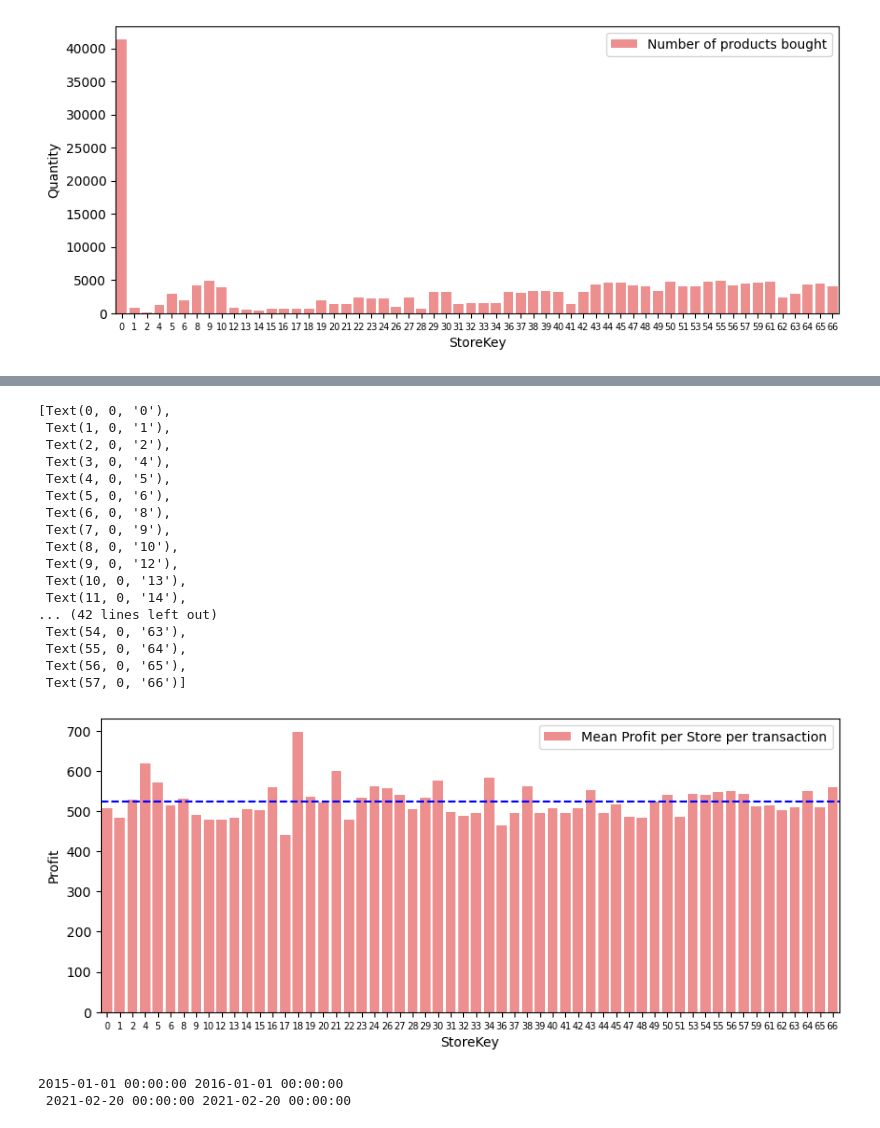
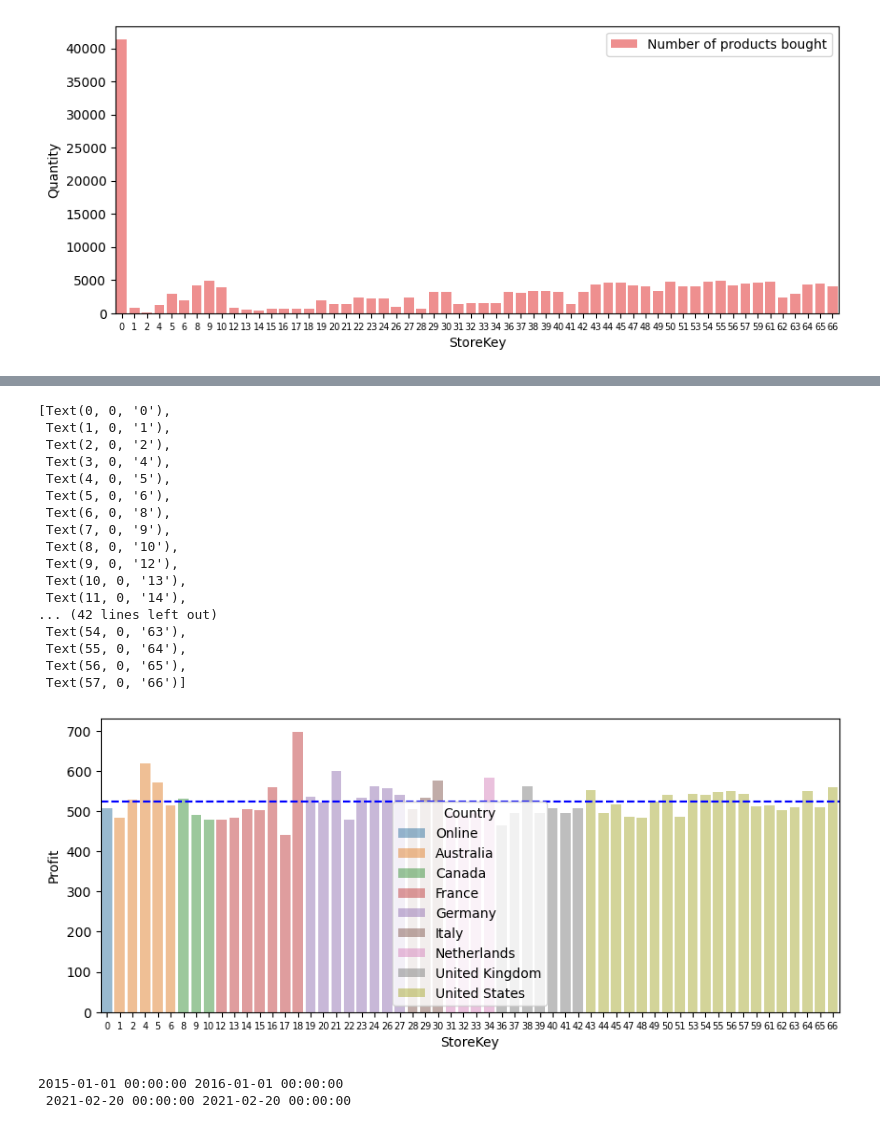
Before and after one commit to Hubert-Pierzchalski/Electronic_Store_Data_Vis, a Jupyter notebook: main.ipynb, the cells around one changed output, grey strips where cells are left out. Saved outputs shown, nothing was run; the diff lists cells and outputs as text; code cells hidden in the pictures.

```diff
--- a/main.ipynb
+++ b/main.ipynb
@@ -220,4 +220,4 @@ Qunat_Store_Sum = Sales_Store_Products.groupby(["StoreKey"])[["Quantity"]].sum()
 # %%
-avg_profit_per_store = Sales_Store_Products.groupby(["StoreKey"])[["Profit"]].mean().reset_index()
+avg_profit_per_store = Sales_Store_Products.groupby(["StoreKey", "Country"])[["Profit"]].mean().reset_index()
 avg_profit_per_store
 # %% [output]
@@ -310,28 +310,28 @@ Qunat_Store_Sum[Qunat_Store_Sum["Quantity"] > Qunat_Store_Sum["Quantity"].mean()
 high_quant_stores = [8,9,10,43,44,45,47,48,49,50,51,53,54,55,56,57,59,61,64,65,66]#Except for store 0, which is the warehouse/online store
 # %%
 plt.figure(figsize=(10,4))
-ax = sns.barplot(x="StoreKey", y="Profit", data=avg_profit_per_store, color='red', label='Mean Profit per Store per transaction', alpha=0.5)
+ax = sns.barplot(x="StoreKey", y="Profit", data=avg_profit_per_store, alpha=0.5, hue = "Country")#, label='Mean Profit per Store per transaction'
 ax.axhline(avg_profit_per_store["Profit"].mean(), color='blue', linestyle='--', label='Average value')
 ax.set_xticklabels(ax.get_xticklabels(), fontsize=7)#, rotation=40, ha="right"
 # %% [output]
 [Text(0, 0, '0'),
  Text(1, 0, '1'),
  Text(2, 0, '2'),
  Text(3, 0, '4'),
  Text(4, 0, '5'),
  Text(5, 0, '6'),
  Text(6, 0, '8'),
  Text(7, 0, '9'),
  Text(8, 0, '10'),
  Text(9, 0, '12'),
  Text(10, 0, '13'),
  Text(11, 0, '14'),
 ... (42 lines left out)
  Text(54, 0, '63'),
  Text(55, 0, '64'),
  Text(56, 0, '65'),
  Text(57, 0, '66')]
-[figure, old version]
+[figure, new version]
 # %%
 print(Exchange["Date"].min(), Sales["Order Date"].min(),"\n", Exchange["Date"].max(), Sales["Order Date"].max())
 # %% [output]
```
Also changed, not shown: parts of 11 cells of this notebook.
